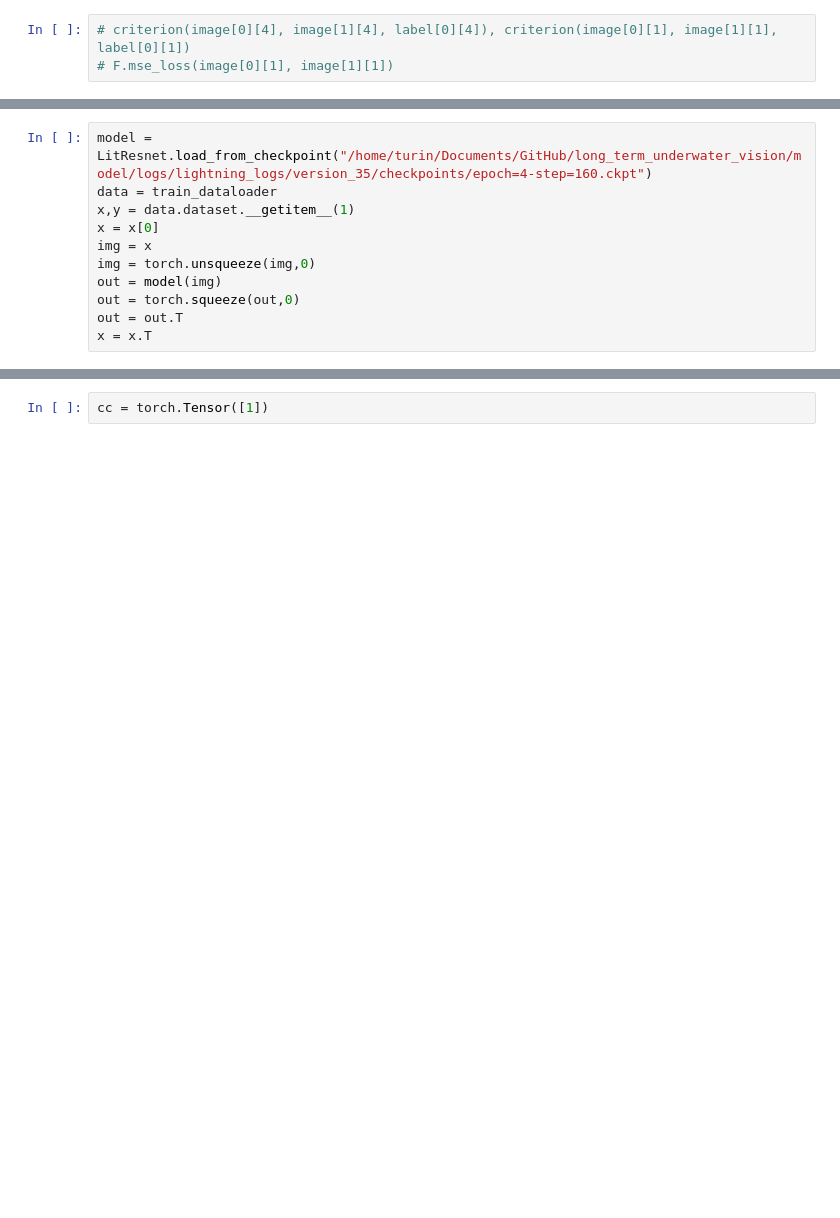
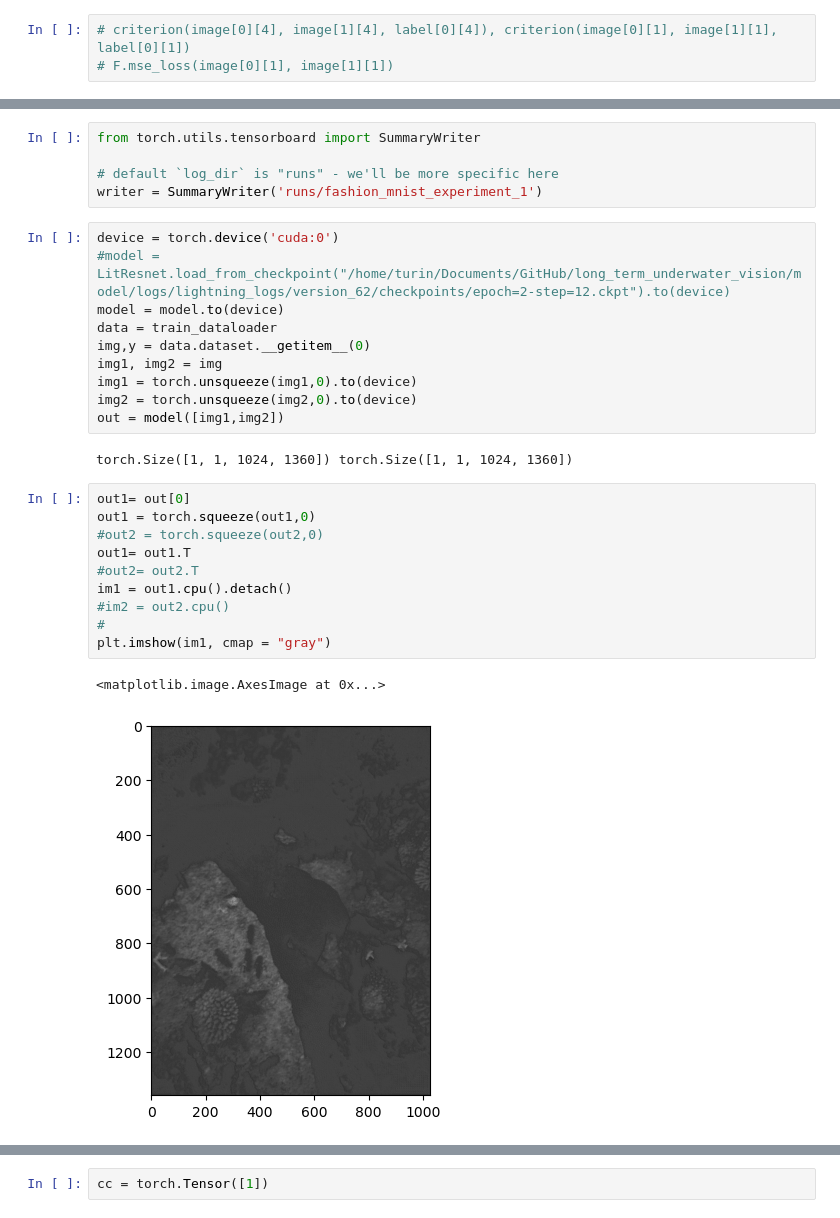
Before and after one commit to ashiqulalamkhan/long_term_underwater_vision, a Jupyter notebook: model/custom_dataset.ipynb, the cells around one changed output, grey strips where cells are left out. Saved outputs shown, nothing was run; the diff lists cells and outputs as text; blank space fills up the shorter version.

```diff
--- a/model/custom_dataset.ipynb
+++ b/model/custom_dataset.ipynb
@@ -229,14 +283,33 @@ OutOfMemoryError: CUDA out of memory. Tried to allocate 18.00 MiB (GPU 0; 7.80 G
+# %%
+from torch.utils.tensorboard import SummaryWriter
+
+# default `log_dir` is "runs" - we'll be more specific here
+writer = SummaryWriter('runs/fashion_mnist_experiment_1')
 # %%
-model = LitResnet.load_from_checkpoint("/home/turin/Documents/GitHub/long_term_underwater_vision/model/logs/lightning_logs/version_35/checkpoints/epoch=4-step=160.ckpt")
+device = torch.device('cuda:0')
+#model = LitResnet.load_from_checkpoint("/home/turin/Documents/GitHub/long_term_underwater_vision/model/logs/lightning_logs/version_62/checkpoints/epoch=2-step=12.ckpt").to(device)
+model = model.to(device)
 data = train_dataloader
-x,y = data.dataset.__getitem__(1)
-x = x[0]
-img = x
-img = torch.unsqueeze(img,0)
-out = model(img)
-out = torch.squeeze(out,0)
-out = out.T
-x = x.T
+img,y = data.dataset.__getitem__(0)
+img1, img2 = img
+img1 = torch.unsqueeze(img1,0).to(device)
+img2 = torch.unsqueeze(img2,0).to(device)
+out = model([img1,img2])
+# %% [output]
+torch.Size([1, 1, 1024, 1360]) torch.Size([1, 1, 1024, 1360])
+# %%
+out1= out[0]
+out1 = torch.squeeze(out1,0)
+#out2 = torch.squeeze(out2,0)
+out1= out1.T
+#out2= out2.T
+im1 = out1.cpu().detach()
+#im2 = out2.cpu()
+#
+plt.imshow(im1, cmap = "gray")
+# %% [output]
+<matplotlib.image.AxesImage at 0x...>
+[figure, added]
 # %%
 #Original Image
 plt.subplot(1,2,1)
```
Also changed, not shown: parts of 18 cells of this notebook, 17 other files.
